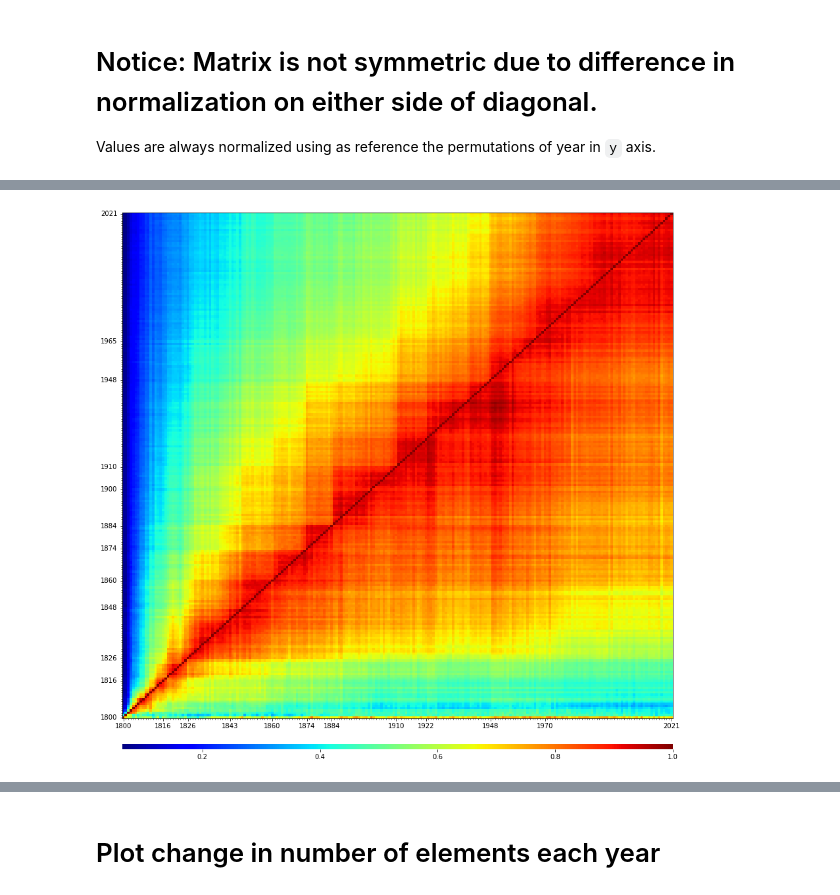
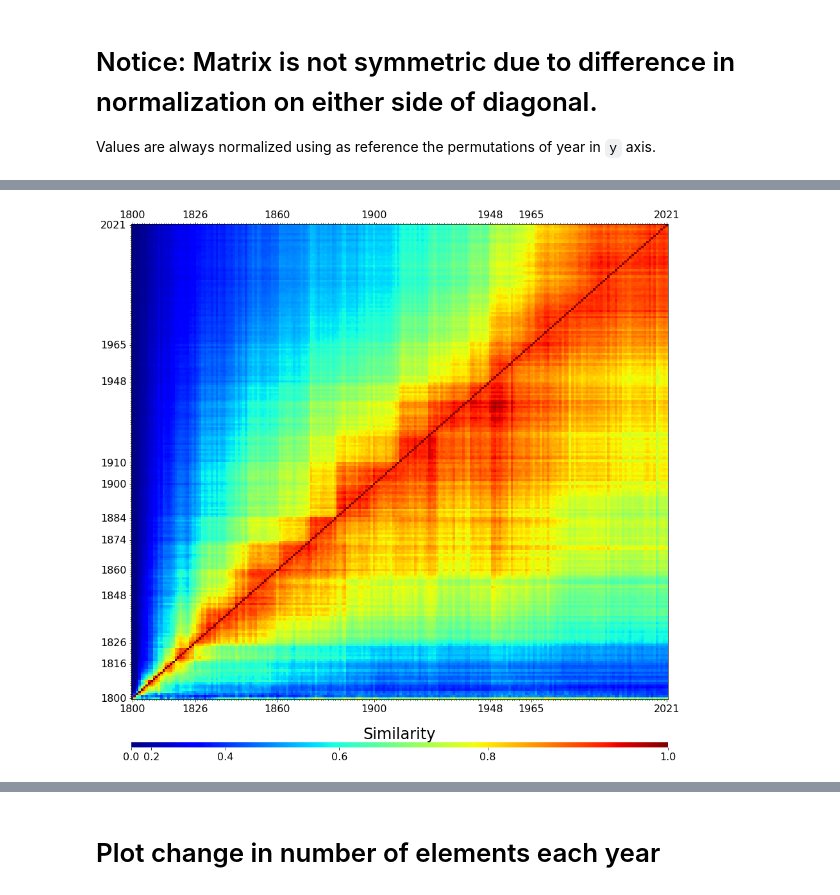
Before and after one commit to doncamilom/1868_SubstancesStudy, a Jupyter notebook: periodSys/Notebooks/SimMat_PermOpt_HistMat.ipynb, the cells around one changed output, grey strips where cells are left out. Saved outputs shown, nothing was run; the diff lists cells and outputs as text; code cells hidden in the pictures.

```diff
--- a/periodSys/Notebooks/SimMat_PermOpt_HistMat.ipynb
+++ b/periodSys/Notebooks/SimMat_PermOpt_HistMat.ipynb
@@ -362,26 +364,29 @@ def plot_SM_reshuff(simMat_yr,year,min_yr,save=False,cmap=False,show=True,EL=Fal
 
     if show:
         fig,ax = plt.subplots(1,N+2,figsize=(20,5),
-                              gridspec_kw={"width_ratios":[100] + [100]*N + [3],"wspace":0.05})
+                              gridspec_kw={"width_ratios":[3] + [100]*(N+1) ,"wspace":0.05})
         ax = ax.ravel()
        # ax[0].set_title("Similarity matrix between elements ordered by atomic number, Year = {}".format(year),
         #        fontsize=30)
 
-        ax[0].set_title("Atomic Number", fontsize=23)
+        ax[1].set_title("Atomic Number", fontsize=23)
 
 
-        for i in range(N+1):
-            sns.heatmap(Ps[i],norm=LogNorm(),ax=ax[i],cbar_ax=ax[-1],cmap=cmap)
+        for i in range(1,N+2):
+            sns.heatmap(Ps[i-1],norm=LogNorm(),ax=ax[i],cbar_ax=ax[0],cmap=cmap)
             ax[i].set_xticks([])
             ax[i].set_yticks([])
 
-            if i>0:
-                ax[i].set_title(f"Element sequence {i}\nCost = {costs[i]:.3f}", fontsize=23)
+            if i>1:
+                ax[i].set_title(f"Element sequence {i-1}\nCost = {costs[i-1]:.3f}", fontsize=23)
 
 
             for sp in ax[i].spines.items():
                 sp[1].set_visible(True)
 
+        ax[0].yaxis.set_ticks_position('left')
+        ax[0].yaxis.set_label_position("left")
+        ax[0].set_ylabel("Similarity", fontsize=24)
         if save: plt.savefig(save,dpi=400,bbox_inches='tight')
 
     return P
@@ -529,7 +534,7 @@ for j in range(2):
 
 
 
-        if j==0:       ax[j,i].set_title(f'r = {r}',fontsize=20)
+        if j==0:       ax[j,i].set_title(f'r = {r}',fontsize=24)
 
     for i in range(5):
         ax[j,i].spines['right'].set_visible(False)
@@ -540,10 +545,10 @@ for j in range(2):
     ax[j,0].spines['left'].set_visible(True)
 
 
-plt.text(-1.7,2.7,s=r"Difference in cost $\mathcal{L}$",fontdict={"rotation":90})
-plt.text(-1.65,0,s=r"Similarity Matrix of 2021 ($\mathbb{S}_{2021})$",fontdict={"rotation":90})
+plt.text(-1.75,0.2,s=r"Difference in cost $\mathcal{L}$",fontdict={"rotation":90,"size":24})
+plt.text(-1.68,-4.3,s=r"Similarity Matrix of 2021 ($\mathbb{S}_{2021})$",fontdict={"rotation":90,"size":24})
 
-fig.supxlabel('Similarity between sequences',fontsize=18)
+fig.supxlabel('Similarity between sequences',fontsize=24)
 
 
 plt.savefig('../Results/cost_similar_permuts.png',dpi=300,bbox_inches="tight")
@@ -664,7 +669,8 @@ def plotHistory(matrix,sz=15,pad=4,save=False, norm = LogNorm(), cmap = cmap):
     ax[0].invert_yaxis()
 
 
-    ax[1].set_title("Similarity among Periodic Systems", fontsize=24)
+    ax[1].set_title("Similarity", fontsize=24)
+
     #ax[0].yaxis.tick_right()
 
 
@@ -768,12 +692,14 @@ Wall time: 9min 50s
+# %%
+matrix_r2 = np.load('../Data/hist_matrix.npy')
 # %%
-# Don't consider 1800.
 g = matrix_r2.copy()
 il = np.diag_indices_from(g)
 
 # Normalize over self-similarity of each year
 g /= g[il]
 
-n = 0
-plotHistory(g[n:][:,n:], norm=None)#, save = 'PS-history_from1810.png')
+plt.rcParams["font.size"]=16
+plotHistory(g, norm=colors.PowerNorm(gamma=1.7),
+            save = 'PS-history_r2.png')
 # %% [output]
-[figure, old version]
+[figure, new version]
```
Also changed, not shown: parts of 16 cells of this notebook, 4 other files.
